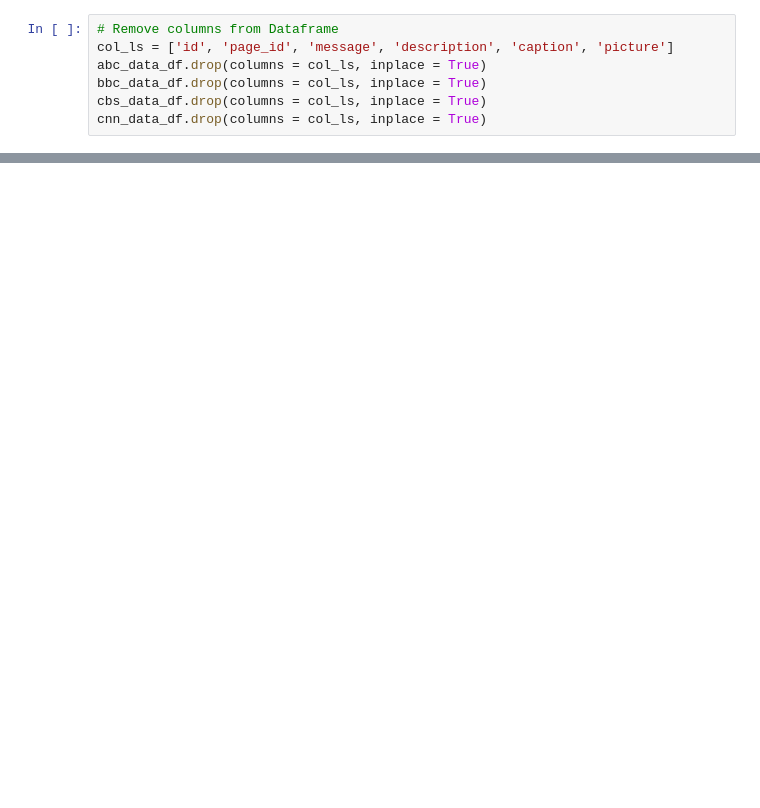
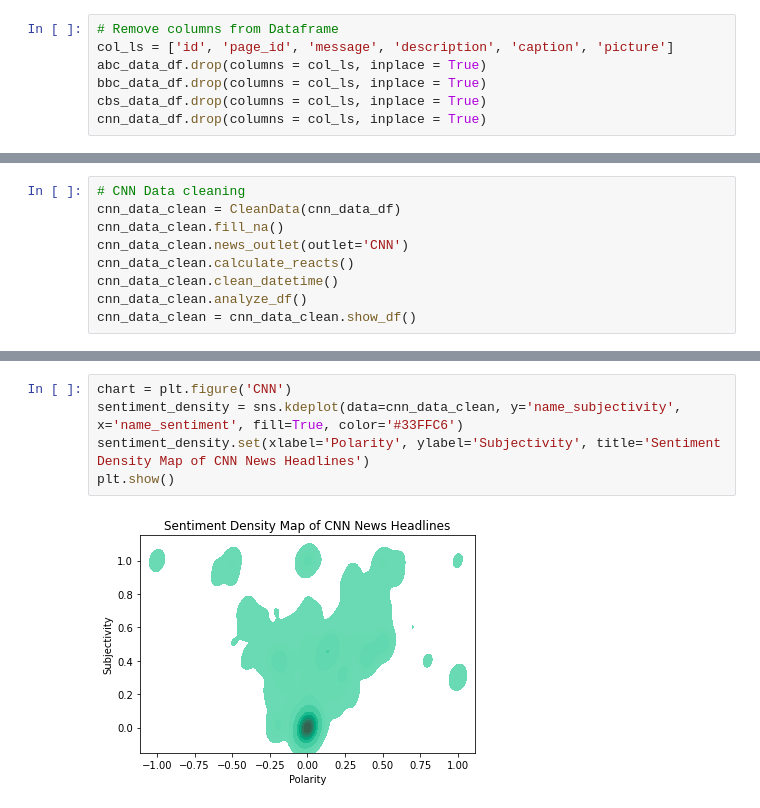
Before and after one commit to markalas/news-sentiment-analysis, a Jupyter notebook: main.ipynb, the cells around one changed output, grey strips where cells are left out. Drawn from its saved outputs; the diff is of its cells as text; blank space fills up the shorter version.

```diff
--- a/main.ipynb
+++ b/main.ipynb
@@ -167,0 +140,9 @@ plt.show()
+# %%
+# CNN Data cleaning
+cnn_data_clean = CleanData(cnn_data_df)
+cnn_data_clean.fill_na()
+cnn_data_clean.news_outlet(outlet='CNN')
+cnn_data_clean.calculate_reacts()
+cnn_data_clean.clean_datetime()
+cnn_data_clean.analyze_df()
+cnn_data_clean = cnn_data_clean.show_df()
@@ -174,0 +174,7 @@ plt.show()
+# %%
+chart = plt.figure('CNN')
+sentiment_density = sns.kdeplot(data=cnn_data_clean, y='name_subjectivity', x='name_sentiment', fill=True, color='#33FFC6')
+sentiment_density.set(xlabel='Polarity', ylabel='Subjectivity', title='Sentiment Density Map of CNN News Headlines')
+plt.show()
+# %% [output]
+[figure, added]
```
Also changed, not shown: parts of 21 cells of this notebook, 1 other file.
